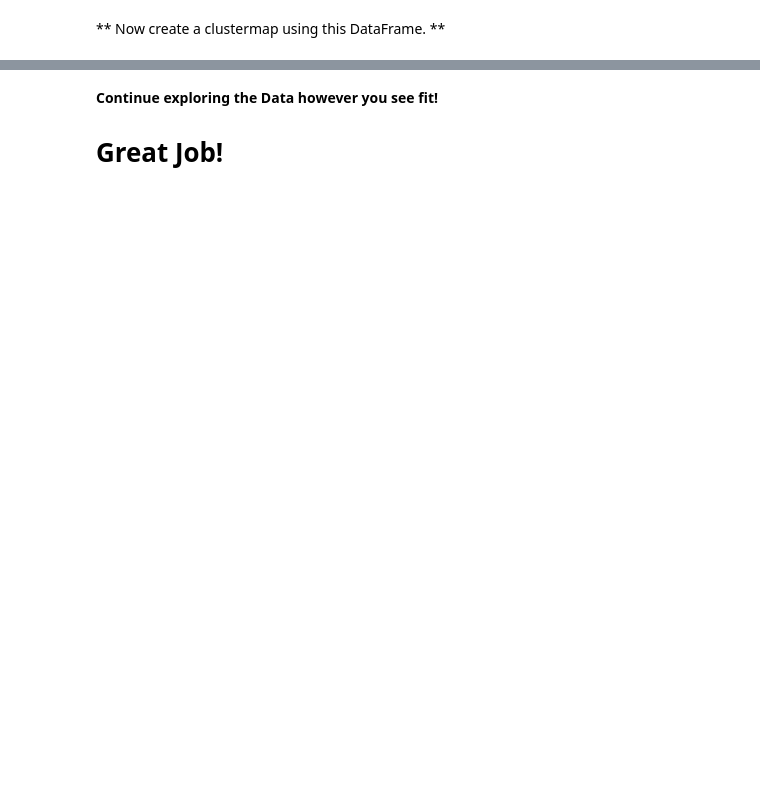
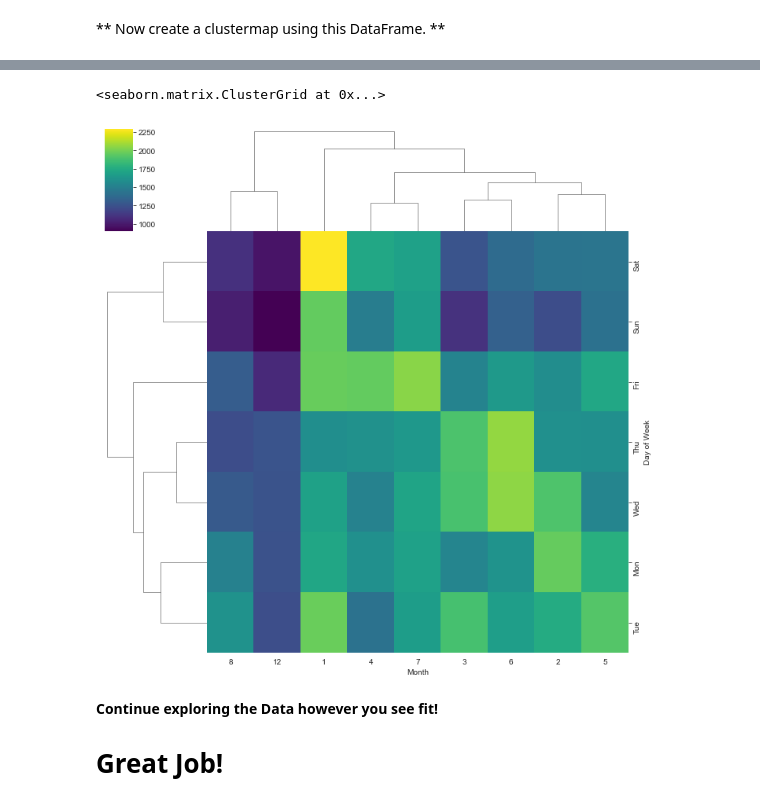
Before and after one commit to adfelt/911-Calls-Project, a Jupyter notebook: 911 Calls Data Capstone Project.ipynb, the cells around one changed output, grey strips where cells are left out. Cells and saved outputs as stored; diff of their text form; code cells hidden in the pictures; blank space fills up the shorter version.

```diff
--- a/911 Calls Data Capstone Project.ipynb
+++ b/911 Calls Data Capstone Project.ipynb
@@ -338,3 +324,8 @@ sns.clustermap(day_hour)
+# %%
+sns.clustermap(day_month, cmap='viridis')
+# %% [output]
+<seaborn.matrix.ClusterGrid at 0x...>
+[figure, added]
 # %% [markdown]
 **Continue exploring the Data however you see fit!**
 # Great Job!
```
Also changed, not shown: parts of 11 cells of this notebook.
